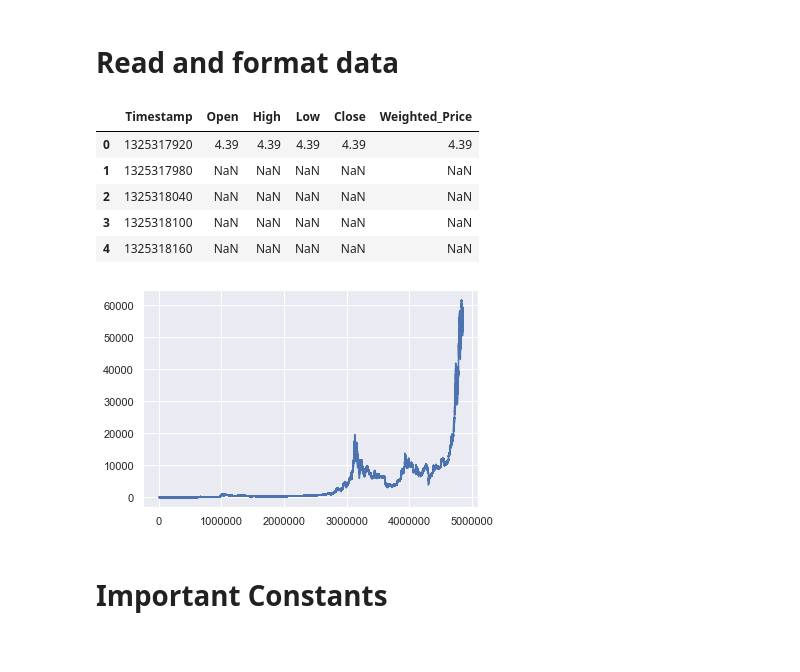
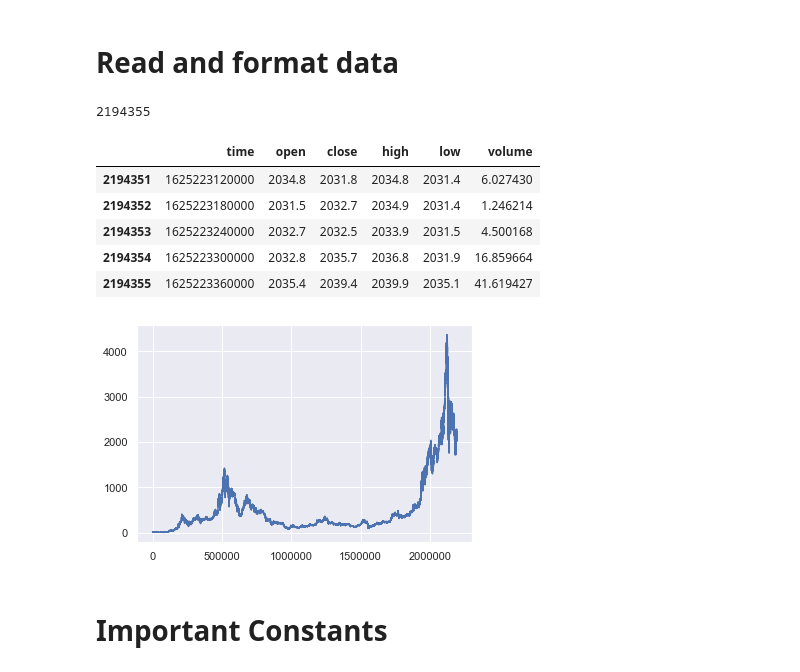
Before and after one commit to wyattgf/crypto-algo-trader, a Jupyter notebook: TradingAlgo.ipynb, the cells around one changed output. Cells and saved outputs as stored; diff of their text form; code cells hidden in the pictures.

```diff
--- a/TradingAlgo.ipynb
+++ b/TradingAlgo.ipynb
@@ -12,23 +12,37 @@ sns.set(color_codes=True)
 # %% [markdown]
 # Read and format data
 # %%
-df = pd.read_csv("bitstampUSD_1-min_data_2012-01-01_to_2021-03-31.csv")
-df.drop(['Volume_(BTC)', 'Volume_(Currency)'], axis=1, inplace=True)
+#bitstampUSD_1-min_data_2012-01-01_to_2021-03-31.csv
+#dogeusd.csv
+
+#df = pd.read_csv("bitstampUSD_1-min_data_2012-01-01_to_2021-03-31.csv")
+df = pd.read_csv("ethusd.csv")
+#df.drop(['Volume_(BTC)', 'Volume_(Currency)'], axis=1, inplace=True)
+
+TIME_KEY = 'Timestamp'
+PRICE_KEY = 'Weighted_Price'
+
+TIME_KEY = 'time'
+PRICE_KEY = 'open'
+END = len(df.index) - 1
+print(END)
+# %% [output]
+2194355
 # %%
-x = df['Timestamp']
-y = df['Weighted_Price']
+x = df[TIME_KEY]
+y = df[PRICE_KEY]
 
 plt.plot(y)
 df.head()
-#df.tail()
+df.tail()
 # %% [output]
-|  | Timestamp | Open | High | Low | Close | Weighted_Price |
-| 0 | 1325317920 | 4.39 | 4.39 | 4.39 | 4.39 | 4.39 |
-| 1 | 1325317980 | NaN | NaN | NaN | NaN | NaN |
-| 2 | 1325318040 | NaN | NaN | NaN | NaN | NaN |
-| 3 | 1325318100 | NaN | NaN | NaN | NaN | NaN |
-| 4 | 1325318160 | NaN | NaN | NaN | NaN | NaN |
+|  | time | open | close | high | low | volume |
+| 2194351 | 1625223120000 | 2034.8 | 2031.8 | 2034.8 | 2031.4 | 6.027430 |
+| 2194352 | 1625223180000 | 2031.5 | 2032.7 | 2034.9 | 2031.4 | 1.246214 |
+| 2194353 | 1625223240000 | 2032.7 | 2032.5 | 2033.9 | 2031.5 | 4.500168 |
+| 2194354 | 1625223300000 | 2032.8 | 2035.7 | 2036.8 | 2031.9 | 16.859664 |
+| 2194355 | 1625223360000 | 2035.4 | 2039.4 | 2039.9 | 2035.1 | 41.619427 |
-[figure, old version]
+[figure, new version]
 # %% [markdown]
 # Important Constants
 # %%
```
Also changed, not shown: parts of 8 cells of this notebook, 3 other files.
